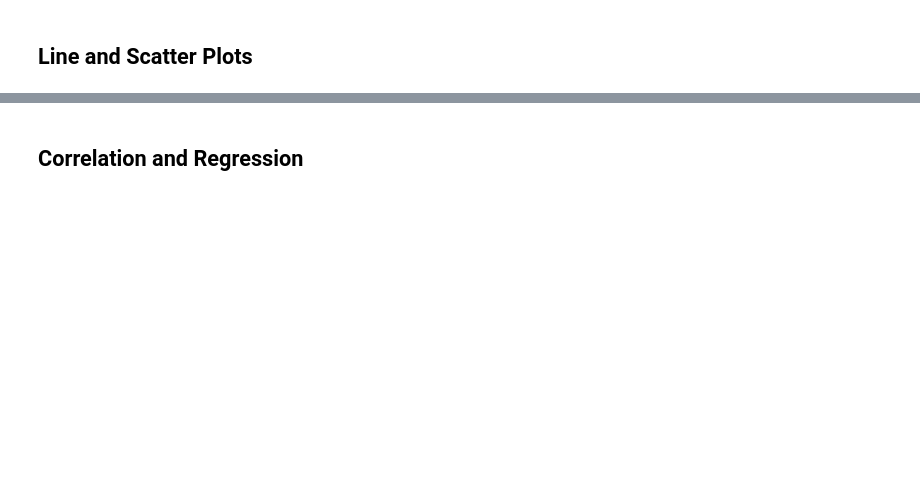
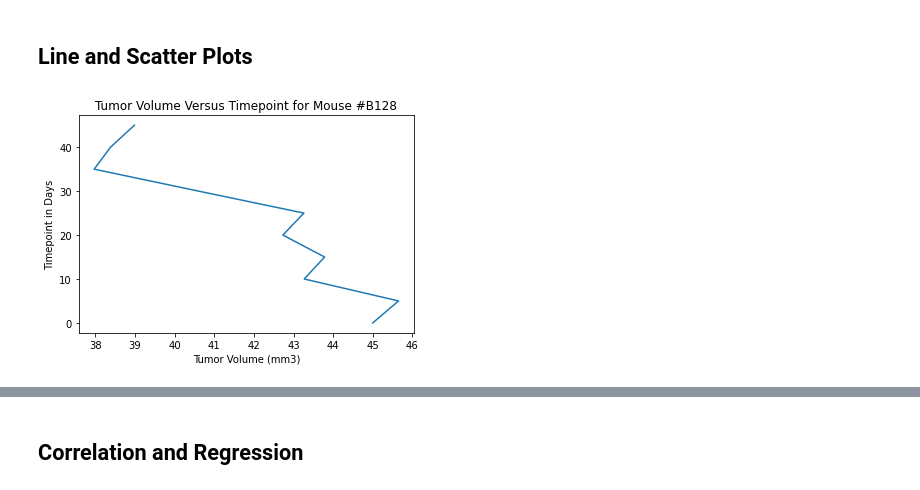
Before and after one commit to araethomp/matplotlib-challenge, a Jupyter notebook: Pymaceuticals.ipynb, the cells around one changed output, grey strips where cells are left out. Saved outputs shown, nothing was run; the diff lists cells and outputs as text; code cells hidden in the pictures; blank space fills up the shorter version.

Commit message:
Added line and scatter plots, started quartiles outliers and boxplots portion

```diff
--- a/Pymaceuticals.ipynb
+++ b/Pymaceuticals.ipynb
@@ -272,2 +291,13 @@ plt.show()
+# %%
+# Generate a line plot of tumor volume vs. time point for a mouse treated with Capomulin
+line_plot_df = cleaned_df.loc[cleaned_df['Drug Regimen'] == 'Capomulin']
+mouse_b128 = line_plot_df.loc[line_plot_df['Mouse ID'] == 'b128']
+plt.plot(mouse_b128['Tumor Volume (mm3)'], mouse_b128['Timepoint'])
+plt.xlabel('Tumor Volume (mm3)')
+plt.ylabel('Timepoint in Days')
+plt.title("Tumor Volume Versus Timepoint for Mouse #B128")
+plt.show()
+# %% [output]
+[figure, added]
 # %%
 # Generate a scatter plot of average tumor volume vs. mouse weight for the Capomulin regimen
```
Also changed, not shown: parts of 4 cells of this notebook.
